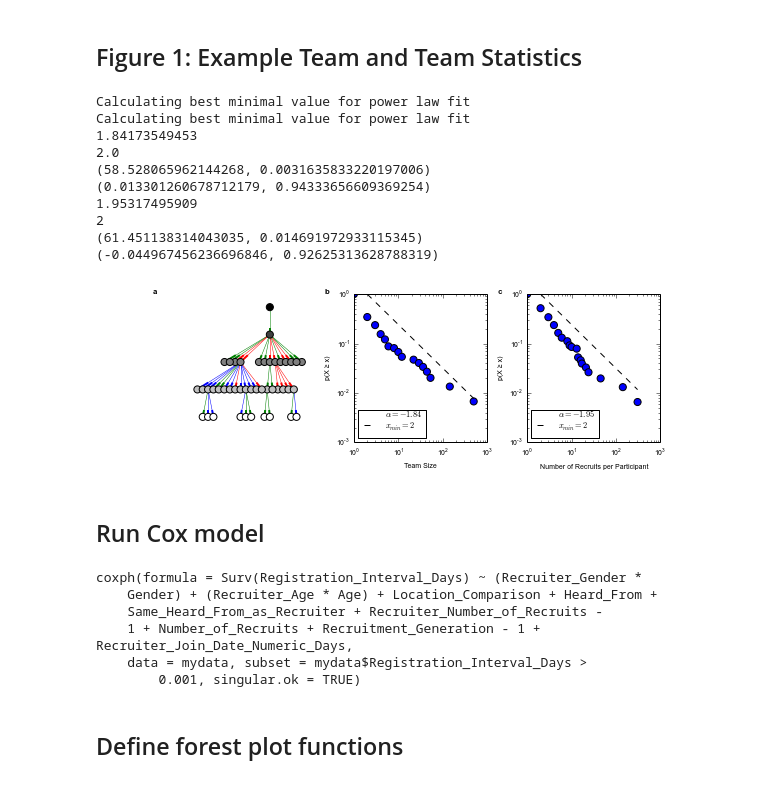
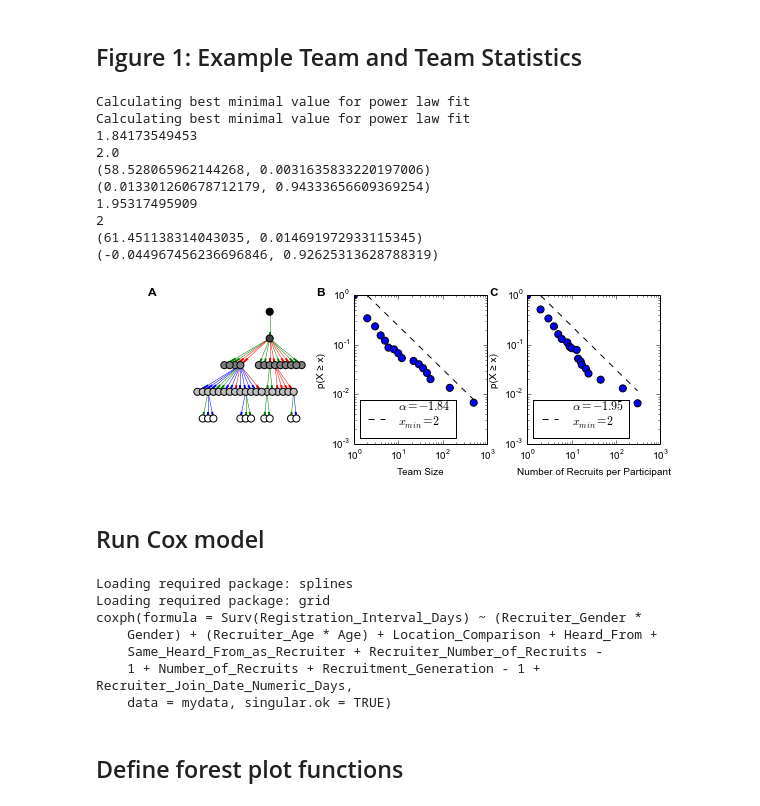
Before and after one commit to jeffalstott/Langley, a Jupyter notebook: Langley_Model.ipynb, the cells around one changed output. Cells and saved outputs as stored; diff of their text form; code cells hidden in the pictures.

```diff
--- a/Langley_Model.ipynb
+++ b/Langley_Model.ipynb
@@ -12,7 +12,14 @@ sfn = 1
 # %%
 matplotlib.rc('font', **{'sans-serif' : 'Arial',
                          'family' : 'sans-serif',
-                         'size' : 7})
+                         'size' : 10})
+
+from matplotlib.font_manager import FontProperties
+
+panel_label_font = FontProperties().copy()
+panel_label_font.set_weight("bold")
+panel_label_font.set_size(12.0)
+panel_label_font.set_family("sans-serif")
 # %% [markdown]
 Load teams
 --------
@@ -110,8 +117,8 @@ ymin= cut*min(yy for xx,yy in pos.values())
 #ax.set_ylim(ymin,ymax)
 
 yl = ax.set_ylabel("")
-ax.annotate("a", (0,1.), xycoords=(yl, "axes fraction"),
-             fontsize=8, fontweight='bold')
+ax.annotate("A", (0,1.), xycoords=(yl, "axes fraction"),
+             fontproperties=panel_label_font)
 
 
 #######
@@ -137,8 +144,8 @@ ax.set_xlabel("Team Size")
 yl = ax.set_ylabel(u"p(X \u2265 x)")
 ylim(10**-3,1)
 xlim(1, 10**3)
-ax.annotate("b", (0,1.), xycoords=(yl, "axes fraction"),
-             fontsize=8, fontweight='bold')
+ax.annotate("B", (0,1.), xycoords=(yl, "axes fraction"),
+             fontproperties=panel_label_font)
 
 print(sizes_fit.alpha)
 print(sizes_fit.xmin)
@@ -161,36 +168,36 @@ ax.set_xlabel("Number of Recruits per Participant")
 yl = ax.set_ylabel(u"p(X \u2265 x)")
 ylim(1.0/10**3,1)
 xlim(1, 10.0**3)
-ax.annotate("c", (0,1.), xycoords=(yl, "axes fraction"),
-             fontsize=8, fontweight='bold')
+ax.annotate("C", (0,1.), xycoords=(yl, "axes fraction"),
+             fontproperties=panel_label_font)
 
 print(num_children_fit.alpha)
 print(num_children_fit.xmin)
 print(num_children_fit.loglikelihood_ratio('power_law', 'exponential'))
 print(num_children_fit.loglikelihood_ratio('power_law', 'lognormal'))
 
 x = array([sizes_fit.xmin, max(number_of_children)])
 y = sizes_fit.power_law.ccdf(x)
 ax.plot(x,y, 'k--', label=r"$\alpha = -%.2f$""\n"r"$x_{min} = %d$"%(num_children_fit.alpha, num_children_fit.xmin))
 handles, labels = ax.get_legend_handles_labels()
 ax.legend(handles[::-1], labels[::-1], loc=3)
 
 subplots_adjust(wspace=.3)
 #suptitle("Figure S%i"%sfn)
 sfn+=1
 figures.append(fig)
 # %% [output]
 Calculating best minimal value for power law fit
 Calculating best minimal value for power law fit
 1.84173549453
 2.0
 (58.528065962144268, 0.0031635833220197006)
 (0.013301260678712179, 0.94333656609369254)
 1.95317495909
 2
 (61.451138314043035, 0.014691972933115345)
 (-0.044967456236696846, 0.92625313628788319)
-[figure, old version]
+[figure, new version]
 # %% [markdown]
 Run Cox model
 ---------
@@ -229,7 +236,6 @@ analysis<-coxph(Surv(Registration_Interval_Days) ~
     + Recruitment_Generation-1
     + Recruiter_Join_Date_Numeric_Days,
     , data=mydata
-    , subset=mydata$Registration_Interval_Days>0.001
     , singular.ok=TRUE)
 
 print(analysis$call)
@@ -242,12 +248,13 @@ ind = which(!is.na(analysis$coefficients))
 V = vcov(analysis)
 V = V[ind, ind]
 # %% [output]
+Loading required package: splines
+Loading required package: grid
 coxph(formula = Surv(Registration_Interval_Days) ~ (Recruiter_Gender *
     Gender) + (Recruiter_Age * Age) + Location_Comparison + Heard_From +
     Same_Heard_From_as_Recruiter + Recruiter_Number_of_Recruits -
     1 + Number_of_Recruits + Recruitment_Generation - 1 + Recruiter_Join_Date_Numeric_Days,
-    data = mydata, subset = mydata$Registration_Interval_Days >
-        0.001, singular.ok = TRUE)
+    data = mydata, singular.ok = TRUE)
 # %% [markdown]
 Define forest plot functions
 ------
```
Also changed, not shown: parts of 24 cells of this notebook, 1 other file.
